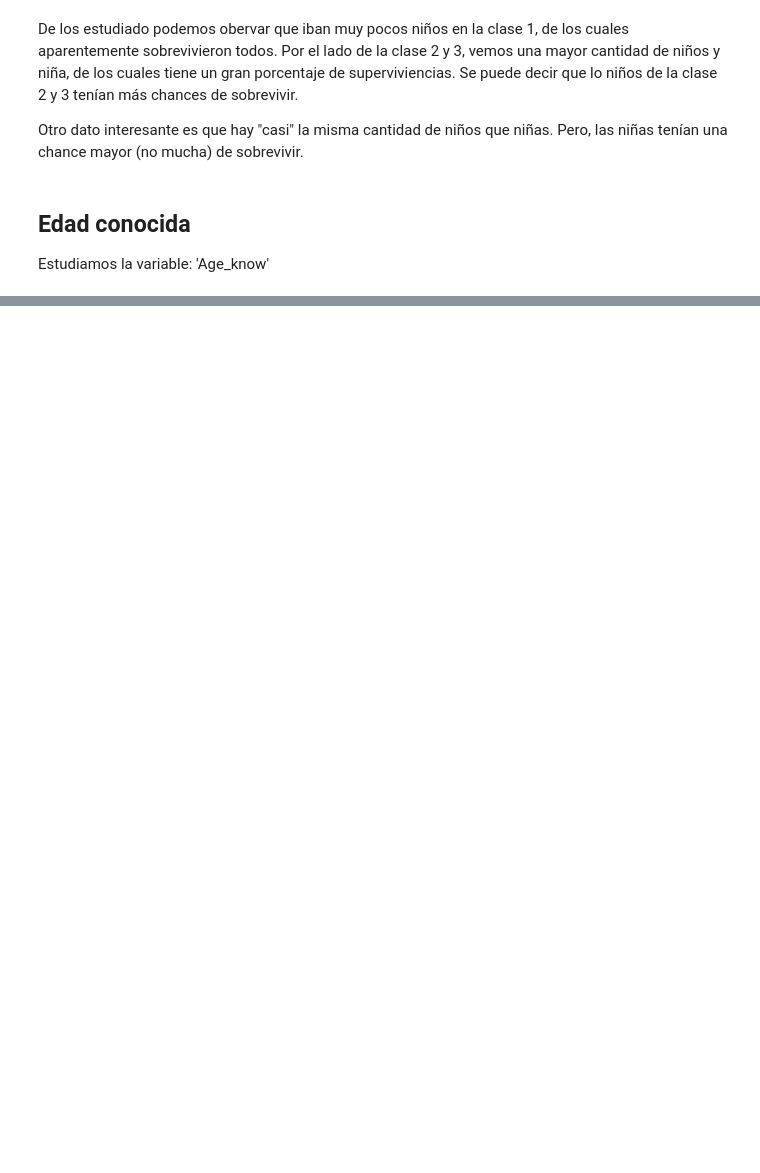
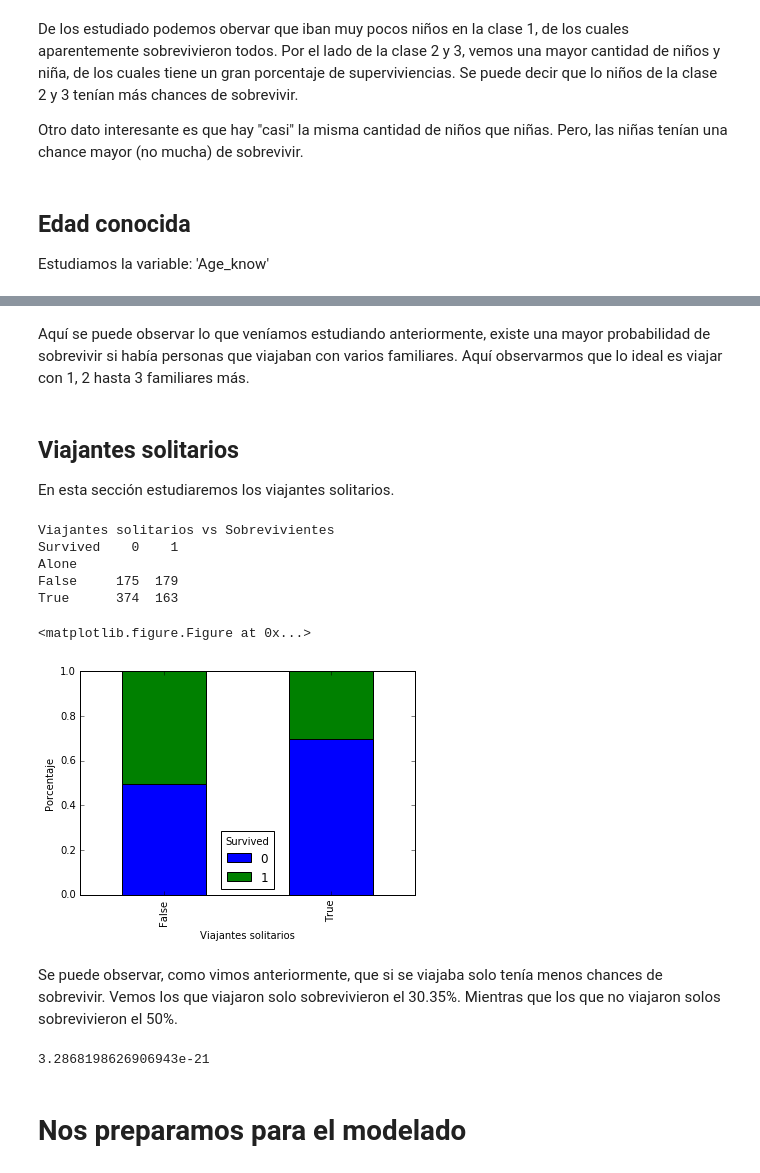
Before and after one commit to eamanu/Titanic, a Jupyter notebook: Titanic Challenge.ipynb, the cells around one changed output, grey strips where cells are left out. Cells and saved outputs as stored; diff of their text form; code cells hidden in the pictures; blank space fills up the shorter version.

```diff
--- a/Titanic Challenge.ipynb
+++ b/Titanic Challenge.ipynb
@@ -639,0 +696,30 @@ True         261   453
+# %% [markdown]
+Aquí se puede observar lo que veníamos estudiando anteriormente, existe una mayor probabilidad de sobrevivir si había personas que viajaban con varios familiares. Aquí observarmos que lo ideal es viajar con 1, 2 hasta 3 familiares más.
+# %% [markdown]
+## Viajantes solitarios
+En esta sección estudiaremos los viajantes solitarios.
+# %%
+tab = pd.crosstab(train['Alone'], train['Survived'])
+print("\nViajantes solitarios vs Sobrevivientes")
+print(tab)
+plt.figure(figsize=(18,14))
+buff = tab.div(tab.sum(1).astype('float'), axis=0).plot(kind='bar',stacked=True)
+plt.xlabel('Viajantes solitarios')
+plt.ylabel('Porcentaje')
+plt.show()
+# %% [output]
+Viajantes solitarios vs Sobrevivientes
+Survived    0    1
+Alone
+False     175  179
+True      374  163
+<matplotlib.figure.Figure at 0x...>
+[figure, added]
+# %% [markdown]
+Se puede observar, como vimos anteriormente, que si se viajaba solo tenía menos chances de sobrevivir. Vemos los que viajaron solo sobrevivieron el 30.35%. Mientras que los que no viajaron solos sobrevivieron el 50%.
+# %%
+stats.binom_test(x=374,n=163+374,p=175/(175.+179.))
+# %% [output]
+3.2868198626906943e-21
+# %% [markdown]
+# Nos preparamos para el modelado
```
Also changed, not shown: parts of 21 cells of this notebook.
